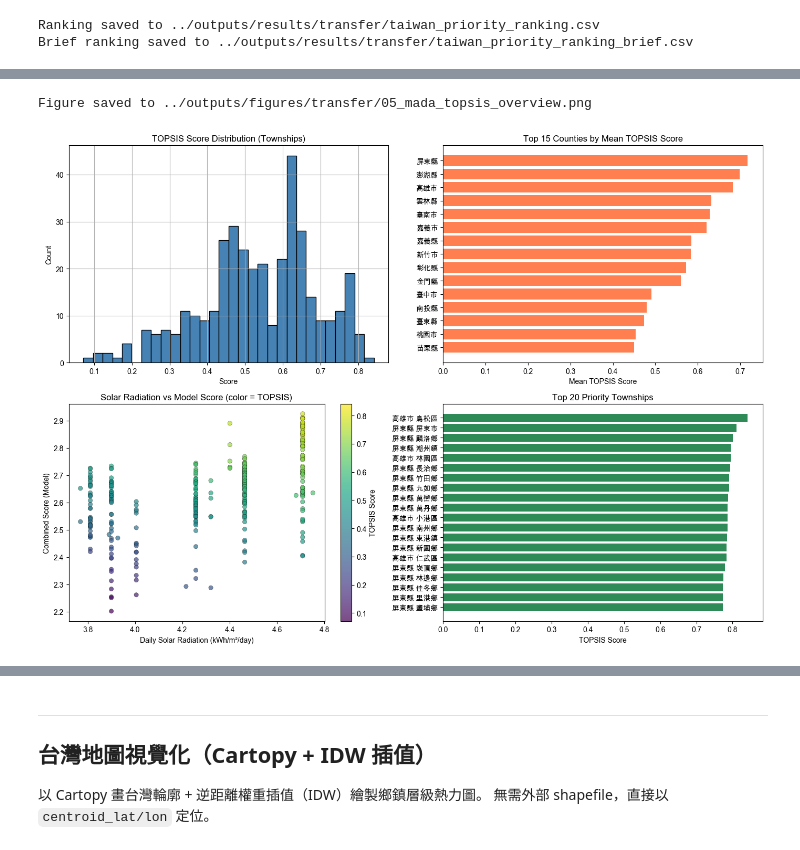
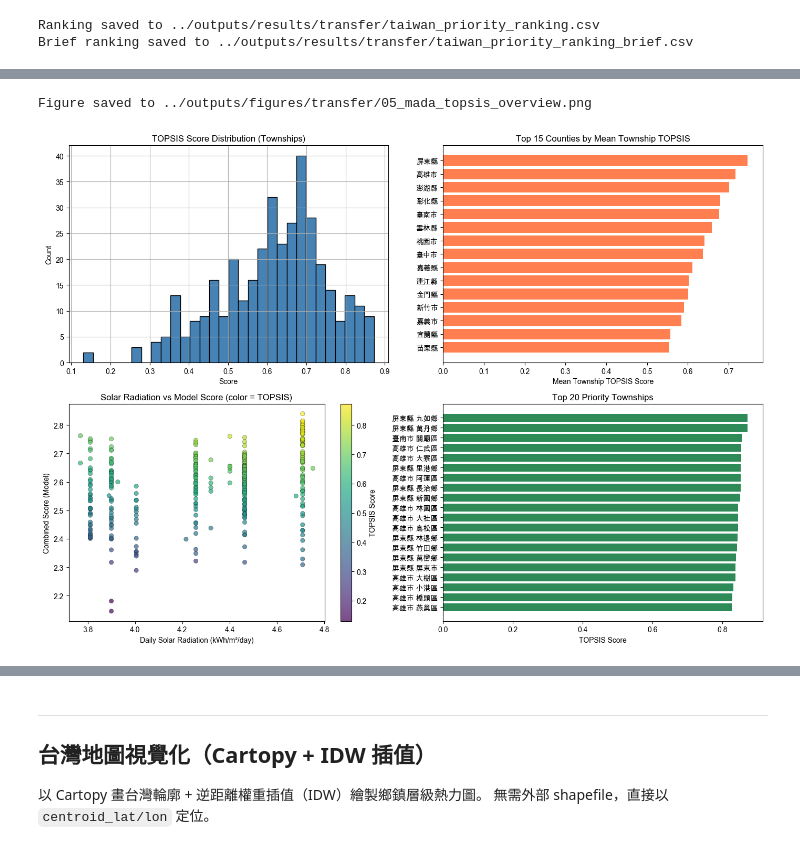
Before and after one commit to nonoivan1234/SolarPotentialMapping, a Jupyter notebook: notebooks/05_mada.ipynb, the cells around one changed output, grey strips where cells are left out. Cells and saved outputs as stored; diff of their text form; code cells hidden in the pictures.

Commit message:
Update Taiwan transfer ranking and conference draft

```diff
--- a/notebooks/05_mada.ipynb
+++ b/notebooks/05_mada.ipynb
@@ -44,6 +47,9 @@ ROOT = Path('..')
 PRED_CSV    = ROOT / 'outputs/results/transfer/taiwan_predictions.csv'
 TW_CLIMATE  = ROOT / 'data/taiwan/氣候資料/taiwan_climate_annual.csv'
 TW_INCOME   = ROOT / 'data/taiwan/收入資料/taiwan_income_features.csv'
+TW_HOUSING  = ROOT / 'data/taiwan/housing/taiwan_housing_features.csv'
+TW_SOCIO    = ROOT / 'data/taiwan/socioeconomic/taiwan_socioeconomic_features.csv'
+TW_POLICY   = ROOT / 'data/taiwan/policy/taiwan_policy_feature.csv'
 OUTPUT_CSV  = ROOT / 'outputs/results/transfer/taiwan_priority_ranking.csv'
 # %%
 # 載入 predictions
@@ -114,6 +165,5 @@ max            2.9249                 4.7514                       6.8607
 # %%
 # ── 執行 TOPSIS ───────────────────────────────────────────────────
-# 改用 min-max 標準化，徹底消除尺度差異
 ranking = topsis(
     decision_mat,
     weights=criteria,
@@ -122,22 +172,26 @@ ranking = topsis(
     norm_method='minmax',
 )
 
-# 將 rank 與 score 併回主表
 ranking = ranking.rename(columns={'alternative': 'TOWNCODE', 'score': 'topsis_score', 'rank': 'priority_rank'})
 ranking['TOWNCODE'] = ranking['TOWNCODE'].astype(int)
-
 result = mada_df.merge(ranking, on='TOWNCODE', how='left')
 
-# 重新排序欄位
 cols_order = [
     'priority_rank', 'TOWNCODE', 'COUNTYNAME', 'TOWNNAME',
     'topsis_score', 'combined_score',
-    'daily_solar_radiation', 'log_median_household_income', 'median_household_income',
+    'daily_solar_radiation', 'occupancy_owner_rate',
+    'log_median_household_income', 'median_household_income',
+    'avg_fit_rate', 'education_college_rate', 'employ_rate', 'housing_unit_median_value',
     'stage1_prob', 'stage2_density_pred',
 ]
 result = result[cols_order].sort_values('priority_rank')
 
 print('Top 20 priority townships:')
-print(result.head(20)[['priority_rank','COUNTYNAME','TOWNNAME','topsis_score','combined_score']].to_string(index=False))
+print(
+    result.head(20)[[
+        'priority_rank', 'COUNTYNAME', 'TOWNNAME', 'topsis_score',
+        'combined_score', 'daily_solar_radiation', 'occupancy_owner_rate'
+    ]].to_string(index=False)
+)
 # %% [output]
 Top 20 priority townships:
@@ -177,14 +231,20 @@ county_rank = (
     result.groupby('COUNTYNAME')
     .agg(
         topsis_mean=('topsis_score', 'mean'),
+        topsis_sum=('topsis_score', 'sum'),
         combined_mean=('combined_score', 'mean'),
+        combined_sum=('combined_score', 'sum'),
         solar_mean=('daily_solar_radiation', 'mean'),
+        owner_rate_mean=('occupancy_owner_rate', 'mean'),
         income_mean=('median_household_income', 'mean'),
+        fit_mean=('avg_fit_rate', 'mean'),
+        college_rate_mean=('education_college_rate', 'mean'),
+        employ_rate_mean=('employ_rate', 'mean'),
         best_rank=('priority_rank', 'min'),
         n_towns=('TOWNCODE', 'count'),
     )
     .sort_values('topsis_mean', ascending=False)
 )
-print('County-level average TOPSIS score:')
+print('County-level summary (township mean score + county context):')
 print(county_rank.head(10).round(4).to_string())
 # %% [output]
@@ -205,42 +265,38 @@ COUNTYNAME
 # ── 視覺化 ────────────────────────────────────────────────────────
 fig, axes = plt.subplots(2, 2, figsize=(14, 10))
 
-# 1. TOPSIS score distribution
 result['topsis_score'].hist(bins=30, ax=axes[0,0], edgecolor='k', color='steelblue')
 axes[0,0].set_title('TOPSIS Score Distribution (Townships)')
 axes[0,0].set_xlabel('Score')
 axes[0,0].set_ylabel('Count')
 
-# 2. County-level mean score (top 15)
 top15_counties = county_rank.head(15)
 axes[0,1].barh(top15_counties.index[::-1], top15_counties['topsis_mean'][::-1], color='coral')
-axes[0,1].set_title('Top 15 Counties by Mean TOPSIS Score')
-axes[0,1].set_xlabel('Mean TOPSIS Score')
+axes[0,1].set_title('Top 15 Counties by Mean Township TOPSIS')
+axes[0,1].set_xlabel('Mean Township TOPSIS Score')
 
-# 3. Scatter: solar radiation vs combined_score, colored by topsis_score
 sc = axes[1,0].scatter(
     result['daily_solar_radiation'],
     result['combined_score'],
     c=result['topsis_score'], cmap='viridis', alpha=0.7, edgecolors='k', linewidths=0.3
 )
 axes[1,0].set_xlabel('Daily Solar Radiation (kWh/m²/day)')
 axes[1,0].set_ylabel('Combined Score (Model)')
 axes[1,0].set_title('Solar Radiation vs Model Score (color = TOPSIS)')
 plt.colorbar(sc, ax=axes[1,0], label='TOPSIS Score')
 
-# 4. Top 20 townships bar chart
 top20 = result.head(20).iloc[::-1]
 labels = top20['COUNTYNAME'] + ' ' + top20['TOWNNAME']
 axes[1,1].barh(labels, top20['topsis_score'], color='seagreen')
 axes[1,1].set_title('Top 20 Priority Townships')
 axes[1,1].set_xlabel('TOPSIS Score')
 
 plt.tight_layout()
 fig_path = ROOT / 'outputs/figures/transfer/05_mada_topsis_overview.png'
 fig_path.parent.mkdir(parents=True, exist_ok=True)
 plt.savefig(fig_path, dpi=300, bbox_inches='tight')
 print(f'Figure saved to {fig_path}')
 plt.show()
 # %% [output]
 Figure saved to ../outputs/figures/transfer/05_mada_topsis_overview.png
-[figure, old version]
+[figure, new version]
```
Also changed, not shown: parts of 9 cells of this notebook, 13 other files.
